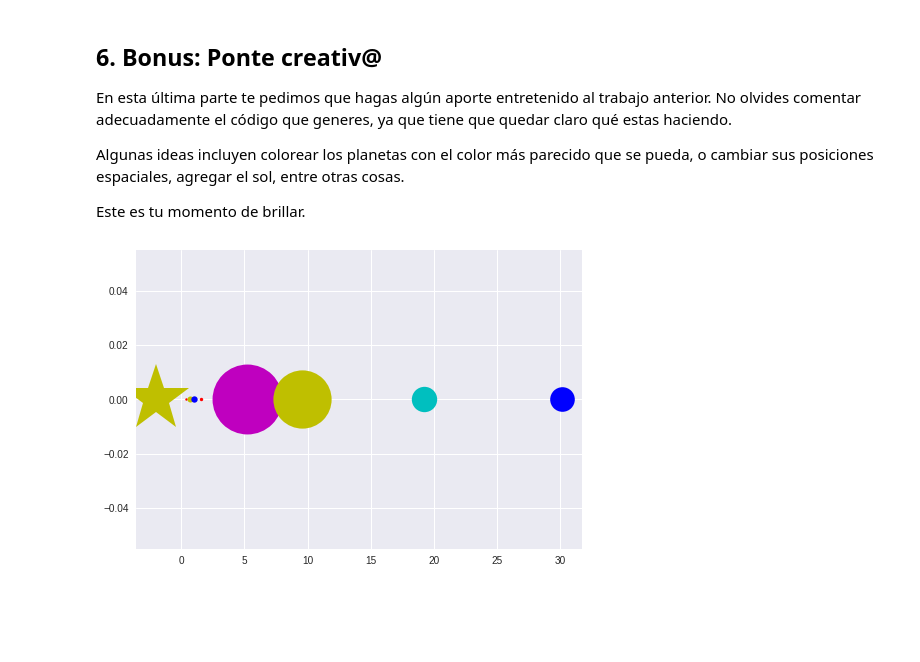
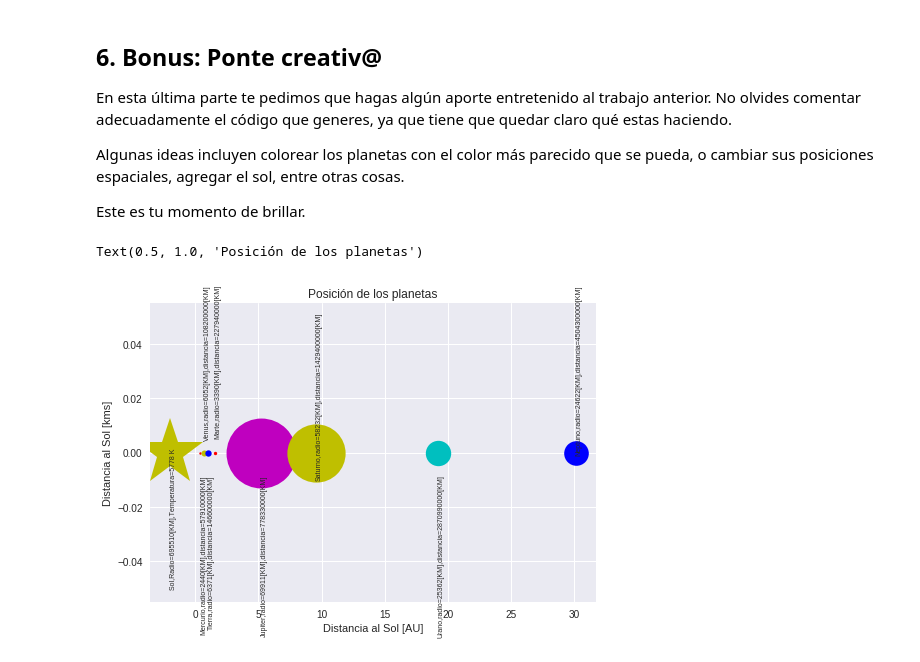
Before and after one commit to SantiagoRios21/minitarea1, a Jupyter notebook: minitarea1_alumnos.ipynb, the cells around one changed output. Cells and saved outputs as stored; diff of their text form; code cells hidden in the pictures; blank space fills up the shorter version.

```diff
--- a/minitarea1_alumnos.ipynb
+++ b/minitarea1_alumnos.ipynb
@@ -43,7 +43,7 @@ Usa estos números para guardar en la variable `checksum` un valor booleano que
 
 (Dato freak: checksum es un tipo de prueba que se realiza al transferir datos por internet para comprobar que los datos recibidos/enviados tienen el mismo tamaño que deberían. [Más información](https://es.wikipedia.org/wiki/Suma_de_verificaci%C3%B3n))
 # %%
-planetas=['mercurio','venus','tierra','marte','jupiter','saturno','urano','neptuno']
+planetas=['Mercurio','Venus','Tierra','Marte','Jupiter','Saturno','Urano','Neptuno']
 radio_planetas=[2440,6052,6371,3390,69911,58232,25362,24622]
 distancia_planetas=[57910000,108200000,146600000,227940000,778330000,1429400000,2870990000,4504300000]
 num_planetas=len(planetas)
@@ -80,7 +80,7 @@ class Planeta:
     self.radio=radio
     self.distancia=distancia
   def info(self):
-    print(self.planeta+','+'radio='+str(self.radio)+'[KM]'+',''distancia='+str(self.distancia)+'[KM]')
+    return(self.planeta+','+'radio='+str(self.radio)+'[KM]'+',''distancia='+str(self.distancia)+'[KM]')
 
 
 
@@ -88,7 +88,7 @@ class Planeta:
 
 # aca creamos una instancia de vulcano como Planeta
 vulcano=Planeta('vulcano',90, 15000000)
-vulcano.info()
+print (vulcano.info())
 # %% [output]
 vulcano,radio=90[KM],distancia=15000000[KM]
 # %% [markdown]
@@ -180,0 +159,24 @@ Text(0.5, 1.0, 'Posición de los planetas')
+# %%
+
+grafico=plt.figure()
+for g in range(len(l)):
+  plt.plot(l[g].distancia/AU,0,'o',markersize=l[g].radio/1500)
+
+plt.text(distancia_planetas[0]/AU,-0.01,l[0].info(),rotation=90,size=7)
+plt.text(distancia_planetas[1]/AU,0.06,l[1].info(),rotation=90,size=7)
+plt.text(distancia_planetas[2]/AU,-0.01,l[2].info(),rotation=90,size=7)
+plt.text(distancia_planetas[3]/AU,0.06,l[3].info(),rotation=90,size=7)
+plt.text(distancia_planetas[4]/AU,-0.01,l[4].info(),rotation=90,size=7)
+plt.text(distancia_planetas[5]/AU,0.06,l[5].info(),rotation=90,size=7)
+plt.text(distancia_planetas[6]/AU,-0.01,l[6].info(),rotation=90,size=7)
+plt.text(distancia_planetas[7]/AU,0.06,l[7].info(),rotation=90,size=7)
+
+
+
+
+
+
+
+plt.xlabel('Distancia al sol [AU]')
+plt.ylabel('Distancia al sol [kms]')
+plt.title('Posición de los planetas')
@@ -189,17 +194,32 @@ Este es tu momento de brillar.
 # %%
 
 grafico=plt.figure()
+#generamos un sol con su radio normalizado y una estrella para representarlo
 plt.plot(-2,0,'*',markersize=695510/10000,color='y')
 for g in range(len(l)):
   if g==5 or g==1:
     plt.plot(l[g].distancia/AU,0,'o',markersize=l[g].radio/1000,color='y')
   elif g==2 or g==7:
     plt.plot(l[g].distancia/AU,0,'o',markersize=l[g].radio/1000,color='b')
   elif g==0 or g==3:
     plt.plot(l[g].distancia/AU,0,'o',markersize=l[g].radio/1000,color='r')
   elif g==6:
     plt.plot(l[g].distancia/AU,0,'o',markersize=l[g].radio/1000,color='c')
   else :
     plt.plot(l[g].distancia/AU,0,'o',markersize=l[g].radio/1000,color='m')
+# coloreamos los planetas intentando imitar de mejor manera su color
+plt.text(distancia_planetas[0]/AU,-0.01,l[0].info(),rotation=90,size=7)
+plt.text(distancia_planetas[1]/AU,0.06,l[1].info(),rotation=90,size=7)
+plt.text(distancia_planetas[2]/AU,-0.01,l[2].info(),rotation=90,size=7)
+plt.text(distancia_planetas[3]/AU,0.06,l[3].info(),rotation=90,size=7)
+plt.text(distancia_planetas[4]/AU,-0.01,l[4].info(),rotation=90,size=7)
+plt.text(distancia_planetas[5]/AU,0.05,l[5].info(),rotation=90,size=7)
+plt.text(distancia_planetas[6]/AU,-0.01,l[6].info(),rotation=90,size=7)
+plt.text(distancia_planetas[7]/AU,0.06,l[7].info(),rotation=90,size=7)
+plt.text(-2,0,'Sol,Radio=695510[KM],Temperatura=5778 K',rotation=90,size=7)
+plt.xlabel('Distancia al Sol [AU]')
+plt.ylabel('Distancia al Sol [kms]')
+plt.title('Posición de los planetas')
 # %% [output]
+Text(0.5, 1.0, 'Posición de los planetas')
-[figure, old version]
+[figure, new version]
```
Also changed, not shown: parts of 4 cells of this notebook.
